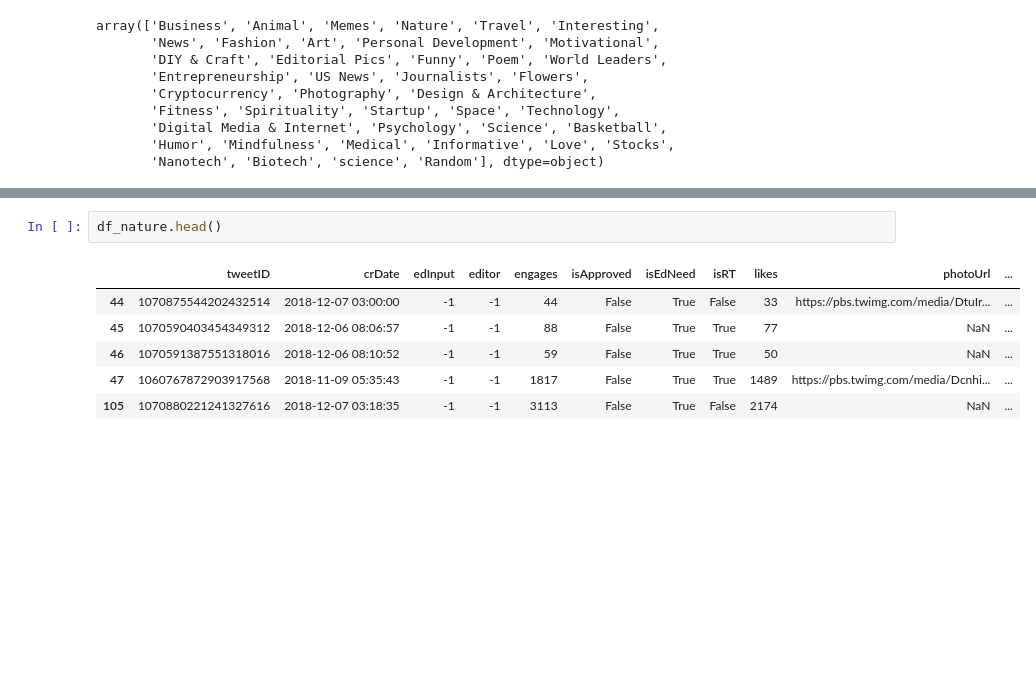
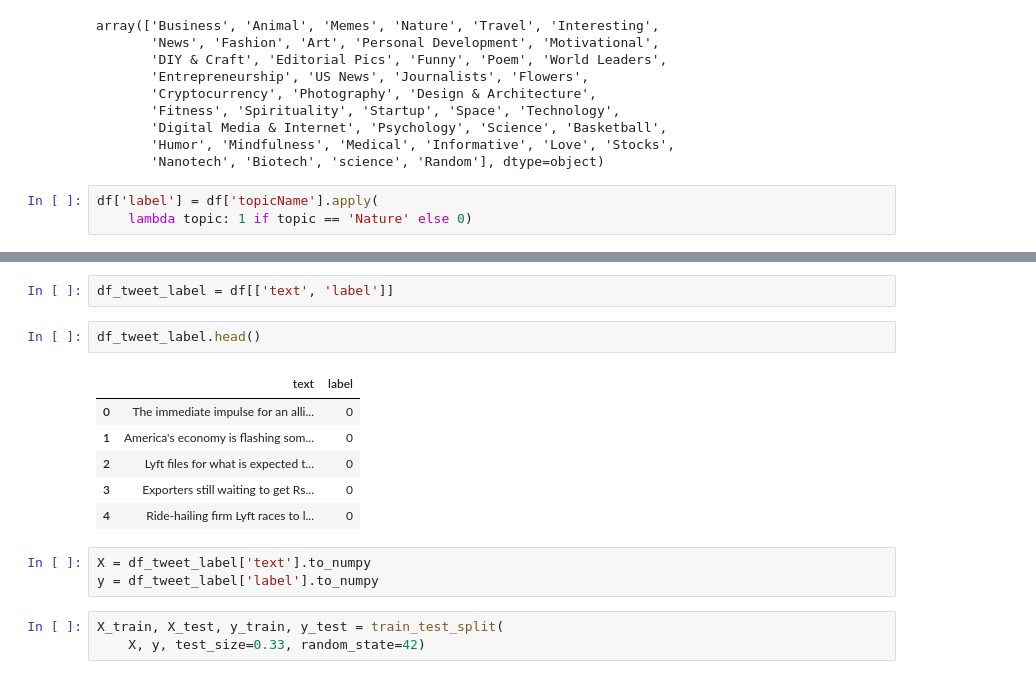
Before and after one commit to lukeml/Magnimind-NLP, a Jupyter notebook: notebooks/Tweet-EDA.ipynb, the cells around one changed output, grey strips where cells are left out. Drawn from its saved outputs; the diff is of its cells as text; blank space fills up the shorter version.

Commit message:
prepping train and test arrays

```diff
--- a/notebooks/Tweet-EDA.ipynb
+++ b/notebooks/Tweet-EDA.ipynb
@@ -64,3 +66,6 @@ array(['Business', 'Animal', 'Memes', 'Nature', 'Travel', 'Interesting',
        'Digital Media & Internet', 'Psychology', 'Science', 'Basketball',
        'Humor', 'Mindfulness', 'Medical', 'Informative', 'Love', 'Stocks',
        'Nanotech', 'Biotech', 'science', 'Random'], dtype=object)
+# %%
+df['label'] = df['topicName'].apply(
+    lambda topic: 1 if topic == 'Nature' else 0)
@@ -69,9 +97,17 @@ df_nature = df[df['topicName']=='Nature']
+# %%
+df_tweet_label = df[['text', 'label']]
 # %%
-df_nature.head()
+df_tweet_label.head()
 # %% [output]
-|  | tweetID | crDate | edInput | editor | engages | isApproved | isEdNeed | isRT | likes | photoUrl | ... |
-| 44 | 1070875544202432514 | 2018-12-07 03:00:00 | -1 | -1 | 44 | False | True | False | 33 | https://pbs.twimg.com/media/DtuIr... | ... |
-| 45 | 1070590403454349312 | 2018-12-06 08:06:57 | -1 | -1 | 88 | False | True | True | 77 | NaN | ... |
-| 46 | 1070591387551318016 | 2018-12-06 08:10:52 | -1 | -1 | 59 | False | True | True | 50 | NaN | ... |
-| 47 | 1060767872903917568 | 2018-11-09 05:35:43 | -1 | -1 | 1817 | False | True | True | 1489 | https://pbs.twimg.com/media/Dcnhi... | ... |
-| 105 | 1070880221241327616 | 2018-12-07 03:18:35 | -1 | -1 | 3113 | False | True | False | 2174 | NaN | ... |
+|  | text | label |
+| 0 | The immediate impulse for an alli... | 0 |
+| 1 | America's economy is flashing som... | 0 |
+| 2 | Lyft files for what is expected t... | 0 |
+| 3 | Exporters still waiting to get Rs... | 0 |
+| 4 | Ride-hailing firm Lyft races to l... | 0 |
+# %%
+X = df_tweet_label['text'].to_numpy
+y = df_tweet_label['label'].to_numpy
+# %%
+X_train, X_test, y_train, y_test = train_test_split(
+    X, y, test_size=0.33, random_state=42)
```
Also changed, not shown: parts of 8 cells of this notebook.
